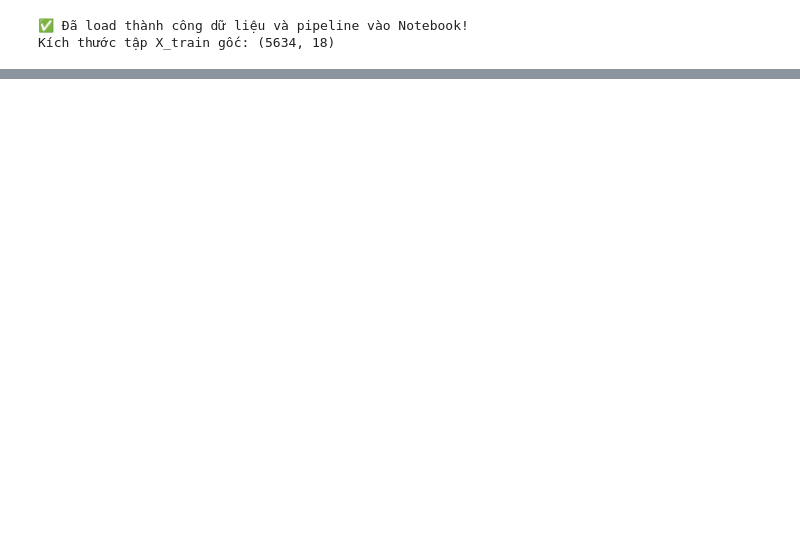
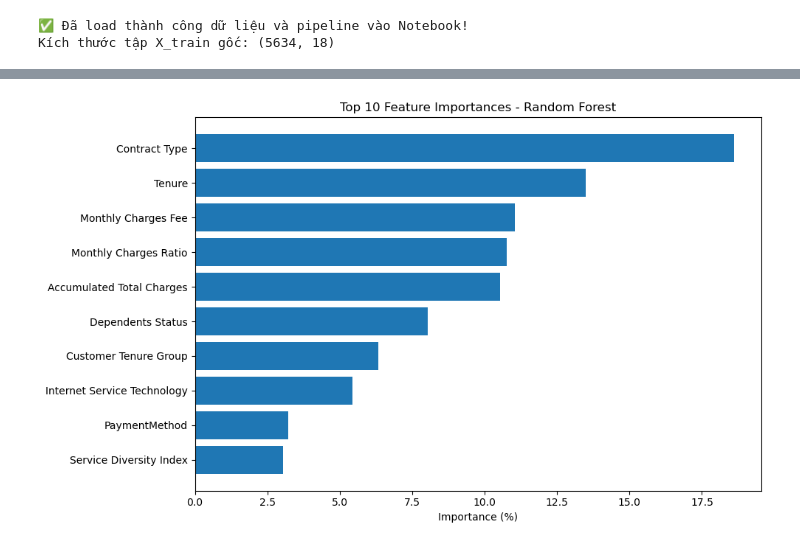
Before and after one commit to HuynhGiaBao06/Project_ADY201m_GR01_AI2009_H1, a Jupyter notebook: notebooks/03_tree_models_train.ipynb, the cells around one changed output, grey strips where cells are left out. Cells and saved outputs as stored; diff of their text form; code cells hidden in the pictures; blank space fills up the shorter version.

Commit message:
feat: implement random forest (#30)

```diff
--- a/notebooks/03_tree_models_train.ipynb
+++ b/notebooks/03_tree_models_train.ipynb
@@ -27,3 +27,17 @@ print(f"Kích thước tập X_train gốc: {X_train.shape}")
 # %% [output]
 ✅ Đã load thành công dữ liệu và pipeline vào Notebook!
 Kích thước tập X_train gốc: (5634, 18)
+# %%
+from sklearn.ensemble import RandomForestClassifier
+
+rf_model = RandomForestClassifier(
+    n_estimators=500,
+    max_depth=10,
+    class_weight="balanced",
+    random_state=42,
+    n_jobs=-1
+)
+
+rf_model.fit(X_train, y_train.values.ravel())
+
+print("✅ Random Forest training completed!")
@@ -29,0 +144,32 @@ Kích thước tập X_train gốc: (5634, 18)
+# %%
+import matplotlib.pyplot as plt
+
+# Chỉ lấy Top 10
+top10 = (
+    importance_df
+    .sort_values("Importance", ascending=False)
+    .head(10)
+)
+
+plt.figure(figsize=(10, 6))
+
+plt.barh(
+    top10["Feature"],
+    top10["Importance (%)"]
+)
+
+plt.gca().invert_yaxis()
+
+plt.xlabel("Importance (%)")
+plt.ylabel("")
+plt.title("Top 10 Feature Importances - Random Forest")
+
+plt.tight_layout()
+plt.savefig(
+    "rf_feature_importance.png",
+    dpi=300,
+    bbox_inches="tight"
+)
+plt.show()
+# %% [output]
+[figure, added]
```
Also changed, not shown: parts of 6 cells of this notebook.
